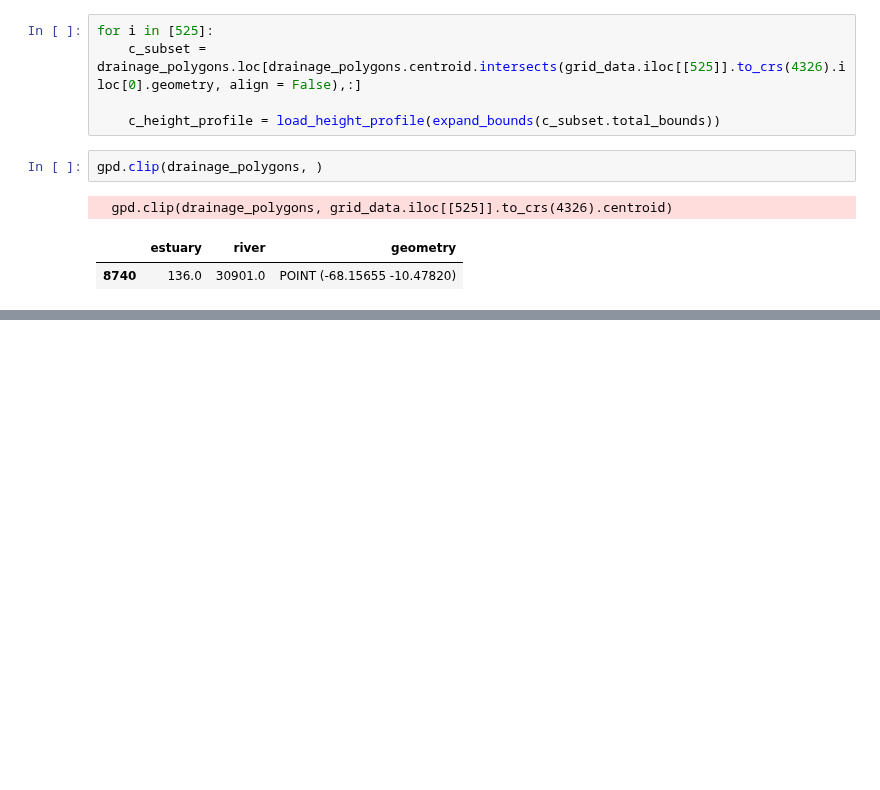
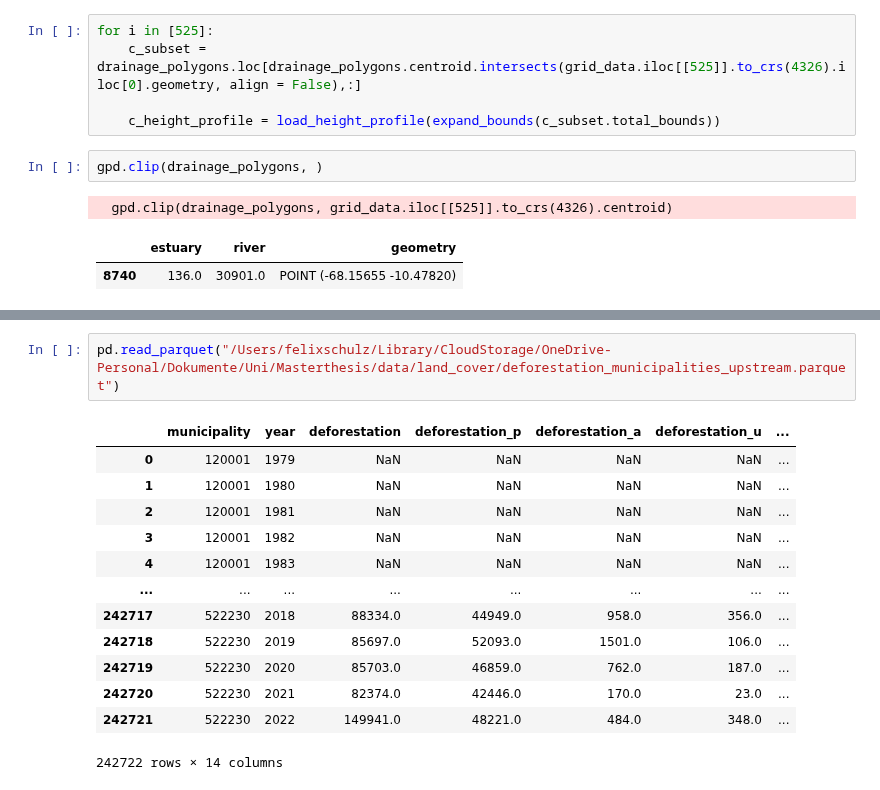
Before and after one commit to felixschulz385/Masterthesis, a Jupyter notebook: code/experiments/final_experiments.ipynb, the cells around one changed output, grey strips where cells are left out. Cells and saved outputs as stored; diff of their text form; blank space fills up the shorter version.

```diff
--- a/code/experiments/final_experiments.ipynb
+++ b/code/experiments/final_experiments.ipynb
@@ -509,0 +603,16 @@ gpd.clip(drainage_polygons, )
+# %%
+pd.read_parquet("/Users/felixschulz/Library/CloudStorage/OneDrive-Personal/Dokumente/Uni/Masterthesis/data/land_cover/deforestation_municipalities_upstream.parquet")
+# %% [output]
+|  | municipality | year | deforestation | deforestation_p | deforestation_a | deforestation_u | ... |
+| 0 | 120001 | 1979 | NaN | NaN | NaN | NaN | ... |
+| 1 | 120001 | 1980 | NaN | NaN | NaN | NaN | ... |
+| 2 | 120001 | 1981 | NaN | NaN | NaN | NaN | ... |
+| 3 | 120001 | 1982 | NaN | NaN | NaN | NaN | ... |
+| 4 | 120001 | 1983 | NaN | NaN | NaN | NaN | ... |
+| ... | ... | ... | ... | ... | ... | ... | ... |
+| 242717 | 522230 | 2018 | 88334.0 | 44949.0 | 958.0 | 356.0 | ... |
+| 242718 | 522230 | 2019 | 85697.0 | 52093.0 | 1501.0 | 106.0 | ... |
+| 242719 | 522230 | 2020 | 85703.0 | 46859.0 | 762.0 | 187.0 | ... |
+| 242720 | 522230 | 2021 | 82374.0 | 42446.0 | 170.0 | 23.0 | ... |
+| 242721 | 522230 | 2022 | 149941.0 | 48221.0 | 484.0 | 348.0 | ... |
+242722 rows × 14 columns
```
Also changed, not shown: parts of 13 cells of this notebook, 4 other files.
